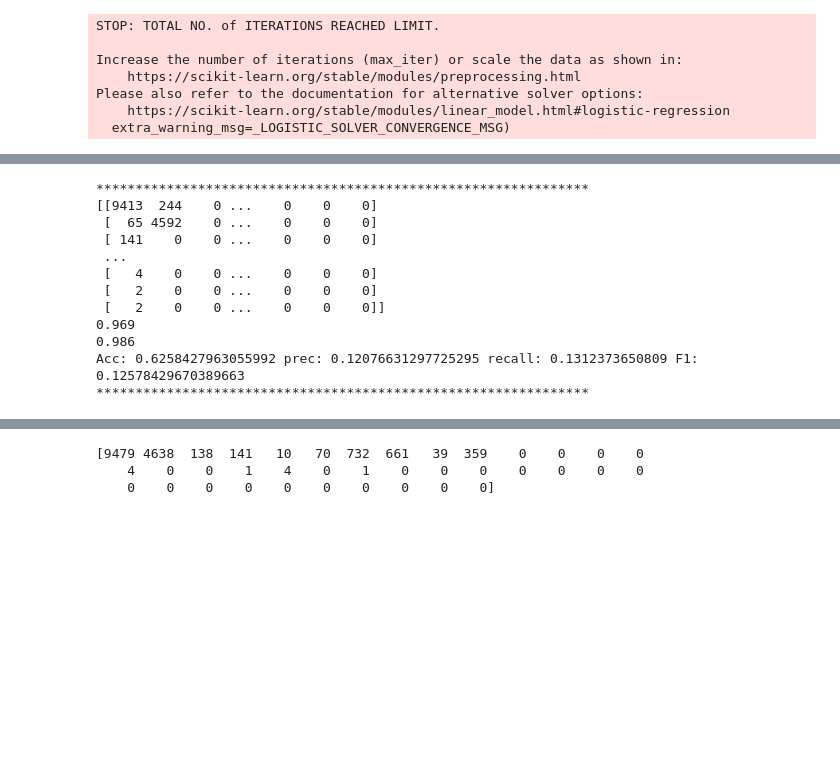
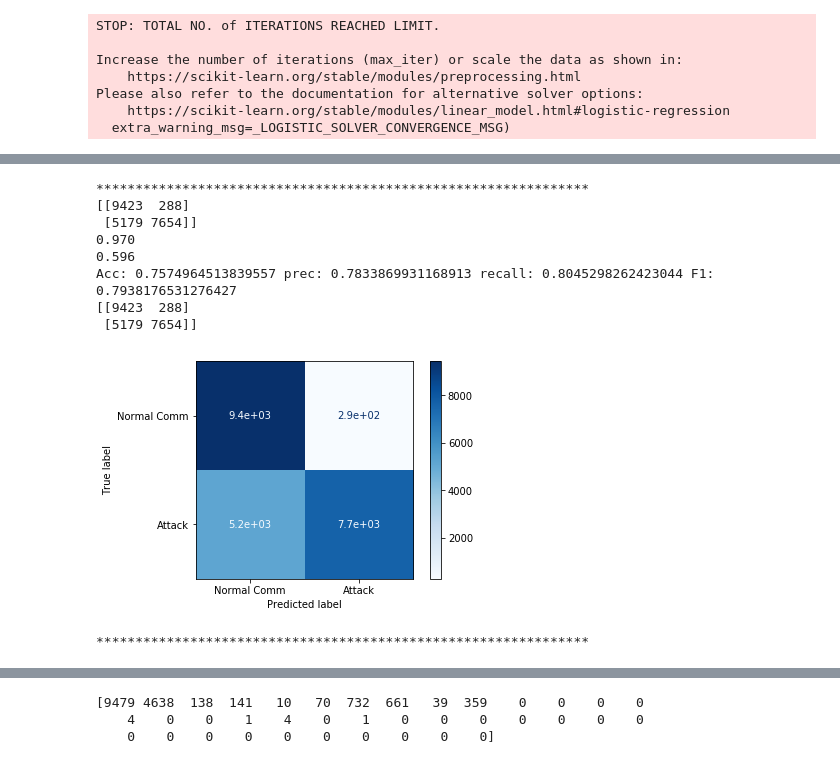
Before and after one commit to eteters/Drone-Security-ML, a Jupyter notebook: Classical Test.ipynb, the cells around one changed output, grey strips where cells are left out. Saved outputs shown, nothing was run; the diff lists cells and outputs as text; code cells hidden in the pictures; blank space fills up the shorter version.

```diff
--- a/Classical Test.ipynb
+++ b/Classical Test.ipynb
@@ -263,35 +269,33 @@ Acc: 0.7140259048922001 prec: 0.28478685533858317 recall: 0.23989996702802374 F1
 # %%
 print("***************************************************************")
 model = AdaBoostClassifier(n_estimators=100)
 model.fit(traindata, trainlabel)
 
 # make predictions
 expected = testlabel
 predicted = model.predict(testdata)
 # summarize the fit of the model
 
 cm = metrics.confusion_matrix(expected, predicted)
 print(cm)
 tpr = float(cm[0][0])/np.sum(cm[0])
 fpr = float(cm[1][1])/np.sum(cm[1])
 print("%.3f" %tpr)
 print("%.3f" %fpr)
 evaluateCM(cm)
-
+plotCM(cm)
 print("***************************************************************")
 # %% [output]
 ***************************************************************
-[[9413  244    0 ...    0    0    0]
- [  65 4592    0 ...    0    0    0]
- [ 141    0    0 ...    0    0    0]
- ...
- [   4    0    0 ...    0    0    0]
- [   2    0    0 ...    0    0    0]
- [   2    0    0 ...    0    0    0]]
-0.969
-0.986
-Acc: 0.6258427963055992 prec: 0.12076631297725295 recall: 0.1312373650809 F1: 0.12578429670389663
-***************************************************************
+[[9423  288]
+ [5179 7654]]
+0.970
+0.596
+Acc: 0.7574964513839557 prec: 0.7833869931168913 recall: 0.8045298262423044 F1: 0.7938176531276427
+[[9423  288]
+ [5179 7654]]
+[figure, added]
+***************************************************************
 # %%
 print("***************************************************************")
 model = RandomForestClassifier(n_estimators=100)
```
Also changed, not shown: parts of 9 cells of this notebook.
